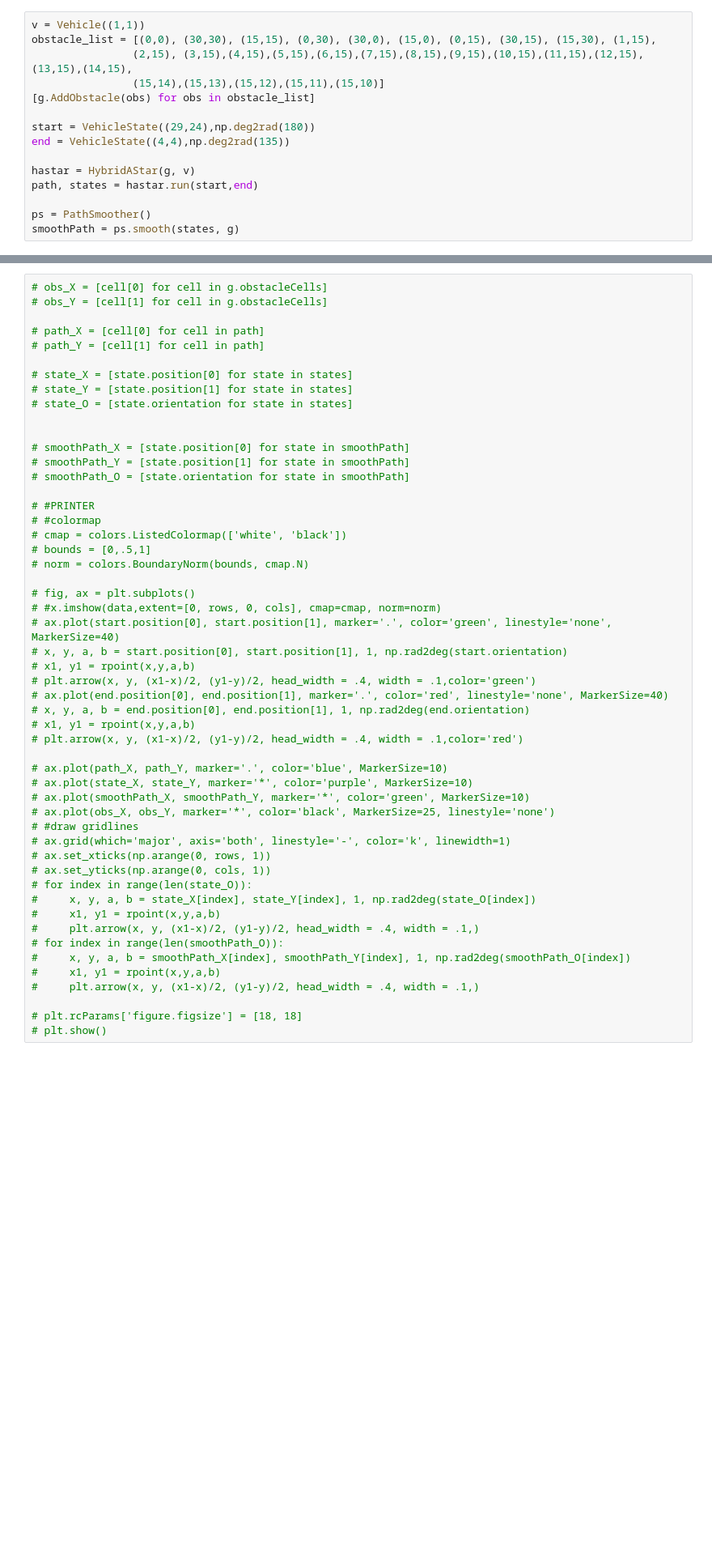
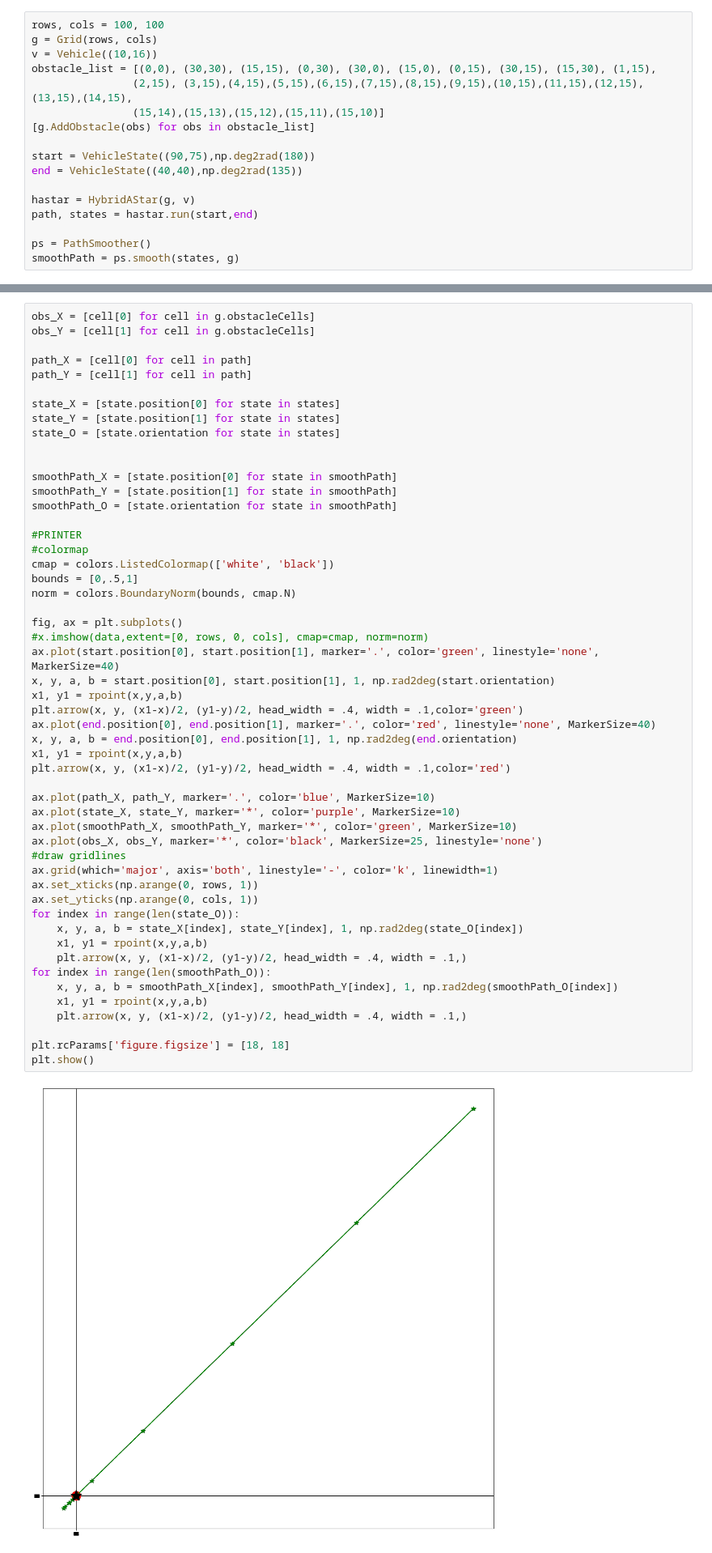
Before and after one commit to Globins/NeuralVroom, a Jupyter notebook: main.ipynb, the cells around one changed output, grey strips where cells are left out. Shown at 81% size. Drawn from its saved outputs; the diff is of its cells as text; blank space fills up the shorter version.

```diff
--- a/main.ipynb
+++ b/main.ipynb
@@ -32,12 +40,14 @@ g = Grid(rows, cols)
 # %%
-v = Vehicle((1,1))
+rows, cols = 100, 100
+g = Grid(rows, cols)
+v = Vehicle((10,16))
 obstacle_list = [(0,0), (30,30), (15,15), (0,30), (30,0), (15,0), (0,15), (30,15), (15,30), (1,15),
                 (2,15), (3,15),(4,15),(5,15),(6,15),(7,15),(8,15),(9,15),(10,15),(11,15),(12,15),(13,15),(14,15),
                 (15,14),(15,13),(15,12),(15,11),(15,10)]
 [g.AddObstacle(obs) for obs in obstacle_list]
 
-start = VehicleState((29,24),np.deg2rad(180))
-end = VehicleState((4,4),np.deg2rad(135))
+start = VehicleState((90,75),np.deg2rad(180))
+end = VehicleState((40,40),np.deg2rad(135))
 
 hastar = HybridAStar(g, v)
 path, states = hastar.run(start,end)
@@ -55,57 +65,59 @@ for state in smoothPath:
 with open('output.txt', 'w') as f:
      f.write(cap.stdout)
 # %%
-# obs_X = [cell[0] for cell in g.obstacleCells]
-# obs_Y = [cell[1] for cell in g.obstacleCells]
+obs_X = [cell[0] for cell in g.obstacleCells]
+obs_Y = [cell[1] for cell in g.obstacleCells]
 
-# path_X = [cell[0] for cell in path]
-# path_Y = [cell[1] for cell in path]
+path_X = [cell[0] for cell in path]
+path_Y = [cell[1] for cell in path]
 
-# state_X = [state.position[0] for state in states]
-# state_Y = [state.position[1] for state in states]
-# state_O = [state.orientation for state in states]
+state_X = [state.position[0] for state in states]
+state_Y = [state.position[1] for state in states]
+state_O = [state.orientation for state in states]
 
 
-# smoothPath_X = [state.position[0] for state in smoothPath]
-# smoothPath_Y = [state.position[1] for state in smoothPath]
-# smoothPath_O = [state.orientation for state in smoothPath]
+smoothPath_X = [state.position[0] for state in smoothPath]
+smoothPath_Y = [state.position[1] for state in smoothPath]
+smoothPath_O = [state.orientation for state in smoothPath]
 
-# #PRINTER
-# #colormap
-# cmap = colors.ListedColormap(['white', 'black'])
-# bounds = [0,.5,1]
-# norm = colors.BoundaryNorm(bounds, cmap.N)
+#PRINTER
+#colormap
+cmap = colors.ListedColormap(['white', 'black'])
+bounds = [0,.5,1]
+norm = colors.BoundaryNorm(bounds, cmap.N)
 
-# fig, ax = plt.subplots()
-# #x.imshow(data,extent=[0, rows, 0, cols], cmap=cmap, norm=norm)
-# ax.plot(start.position[0], start.position[1], marker='.', color='green', linestyle='none', MarkerSize=40)
-# x, y, a, b = start.position[0], start.position[1], 1, np.rad2deg(start.orientation)
-# x1, y1 = rpoint(x,y,a,b)
-# plt.arrow(x, y, (x1-x)/2, (y1-y)/2, head_width = .4, width = .1,color='green')
-# ax.plot(end.position[0], end.position[1], marker='.', color='red', linestyle='none', MarkerSize=40)
-# x, y, a, b = end.position[0], end.position[1], 1, np.rad2deg(end.orientation)
-# x1, y1 = rpoint(x,y,a,b)
-# plt.arrow(x, y, (x1-x)/2, (y1-y)/2, head_width = .4, width = .1,color='red')
+fig, ax = plt.subplots()
+#x.imshow(data,extent=[0, rows, 0, cols], cmap=cmap, norm=norm)
+ax.plot(start.position[0], start.position[1], marker='.', color='green', linestyle='none', MarkerSize=40)
+x, y, a, b = start.position[0], start.position[1], 1, np.rad2deg(start.orientation)
+x1, y1 = rpoint(x,y,a,b)
+plt.arrow(x, y, (x1-x)/2, (y1-y)/2, head_width = .4, width = .1,color='green')
+ax.plot(end.position[0], end.position[1], marker='.', color='red', linestyle='none', MarkerSize=40)
+x, y, a, b = end.position[0], end.position[1], 1, np.rad2deg(end.orientation)
+x1, y1 = rpoint(x,y,a,b)
+plt.arrow(x, y, (x1-x)/2, (y1-y)/2, head_width = .4, width = .1,color='red')
 
-# ax.plot(path_X, path_Y, marker='.', color='blue', MarkerSize=10)
-# ax.plot(state_X, state_Y, marker='*', color='purple', MarkerSize=10)
-# ax.plot(smoothPath_X, smoothPath_Y, marker='*', color='green', MarkerSize=10)
-# ax.plot(obs_X, obs_Y, marker='*', color='black', MarkerSize=25, linestyle='none')
-# #draw gridlines
-# ax.grid(which='major', axis='both', linestyle='-', color='k', linewidth=1)
-# ax.set_xticks(np.arange(0, rows, 1))
-# ax.set_yticks(np.arange(0, cols, 1))
-# for index in range(len(state_O)):
-#     x, y, a, b = state_X[index], state_Y[index], 1, np.rad2deg(state_O[index])
-#     x1, y1 = rpoint(x,y,a,b)
-#     plt.arrow(x, y, (x1-x)/2, (y1-y)/2, head_width = .4, width = .1,)
-# for index in range(len(smoothPath_O)):
-#     x, y, a, b = smoothPath_X[index], smoothPath_Y[index], 1, np.rad2deg(smoothPath_O[index])
-#     x1, y1 = rpoint(x,y,a,b)
-#     plt.arrow(x, y, (x1-x)/2, (y1-y)/2, head_width = .4, width = .1,)
+ax.plot(path_X, path_Y, marker='.', color='blue', MarkerSize=10)
+ax.plot(state_X, state_Y, marker='*', color='purple', MarkerSize=10)
+ax.plot(smoothPath_X, smoothPath_Y, marker='*', color='green', MarkerSize=10)
+ax.plot(obs_X, obs_Y, marker='*', color='black', MarkerSize=25, linestyle='none')
+#draw gridlines
+ax.grid(which='major', axis='both', linestyle='-', color='k', linewidth=1)
+ax.set_xticks(np.arange(0, rows, 1))
+ax.set_yticks(np.arange(0, cols, 1))
+for index in range(len(state_O)):
+    x, y, a, b = state_X[index], state_Y[index], 1, np.rad2deg(state_O[index])
+    x1, y1 = rpoint(x,y,a,b)
+    plt.arrow(x, y, (x1-x)/2, (y1-y)/2, head_width = .4, width = .1,)
+for index in range(len(smoothPath_O)):
+    x, y, a, b = smoothPath_X[index], smoothPath_Y[index], 1, np.rad2deg(smoothPath_O[index])
+    x1, y1 = rpoint(x,y,a,b)
+    plt.arrow(x, y, (x1-x)/2, (y1-y)/2, head_width = .4, width = .1,)
 
-# plt.rcParams['figure.figsize'] = [18, 18]
-# plt.show()
+plt.rcParams['figure.figsize'] = [18, 18]
+plt.show()
+# %% [output]
+[figure, added]
 # %%
 #Overall Algorithm
 #First the car will report any obstacles in its way
```
Also changed, not shown: parts of 2 cells of this notebook, 9 other files.
